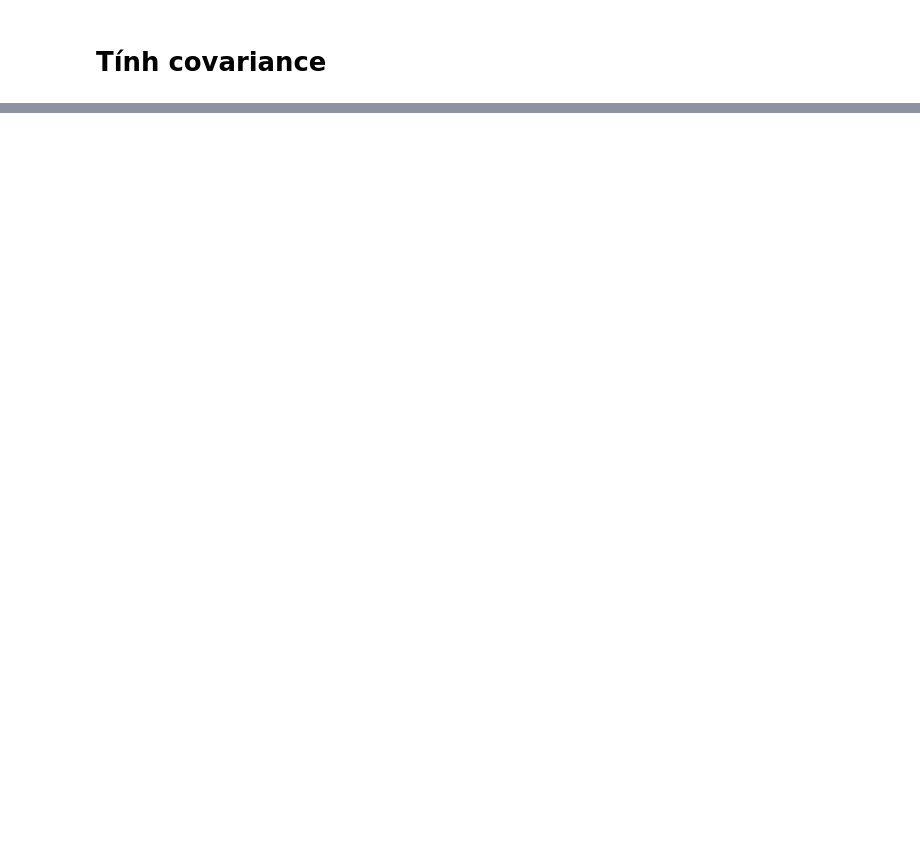
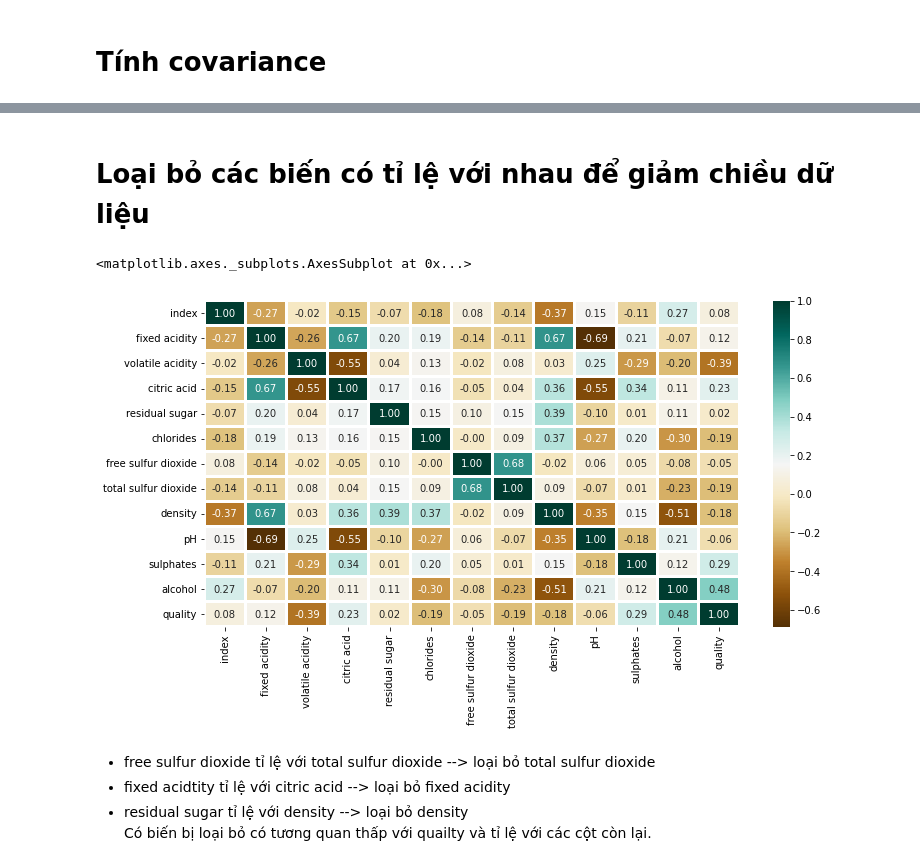
Before and after one commit to DataScienceHCMUS/Analysis, a Jupyter notebook: notebooks/redwinequality.ipynb, the cells around one changed output, grey strips where cells are left out. Cells and saved outputs as stored; diff of their text form; code cells hidden in the pictures; blank space fills up the shorter version.

```diff
--- a/notebooks/redwinequality.ipynb
+++ b/notebooks/redwinequality.ipynb
@@ -203,0 +207,7 @@ sns.heatmap(df.cov(), cmap ="Blues", fmt=".2f", annot=True)
+# %%
+print("Số lượng các dòng lặp lại trong tập dữ liệu: ", dataset.duplicated().sum())
+
+dataset = dataset.drop_duplicates()
+print("Drop duplicated data successful!")
+dataset = dataset.reset_index()
+dataset.shape
@@ -203,0 +275,13 @@ sns.heatmap(df.cov(), cmap ="Blues", fmt=".2f", annot=True)
+# %% [markdown]
+# Loại bỏ các biến có tỉ lệ với nhau để giảm chiều dữ liệu
+# %%
+plt.figure(figsize = (12,6))
+sns.heatmap(dataset.corr(),cmap = "BrBG", fmt= ".2f", linewidths= 2, annot= True)
+# %% [output]
+<matplotlib.axes._subplots.AxesSubplot at 0x...>
+[figure, added]
+# %% [markdown]
+- free sulfur dioxide tỉ lệ với total sulfur dioxide --> loại bỏ total sulfur dioxide
+- fixed acidtity tỉ lệ với citric acid --> loại bỏ fixed acidity
+- residual sugar tỉ lệ với density --> loại bỏ density
+Có biến bị loại bỏ có tương quan thấp với quailty và tỉ lệ với các cột còn lại.
```
Also changed, not shown: parts of 22 cells of this notebook.
